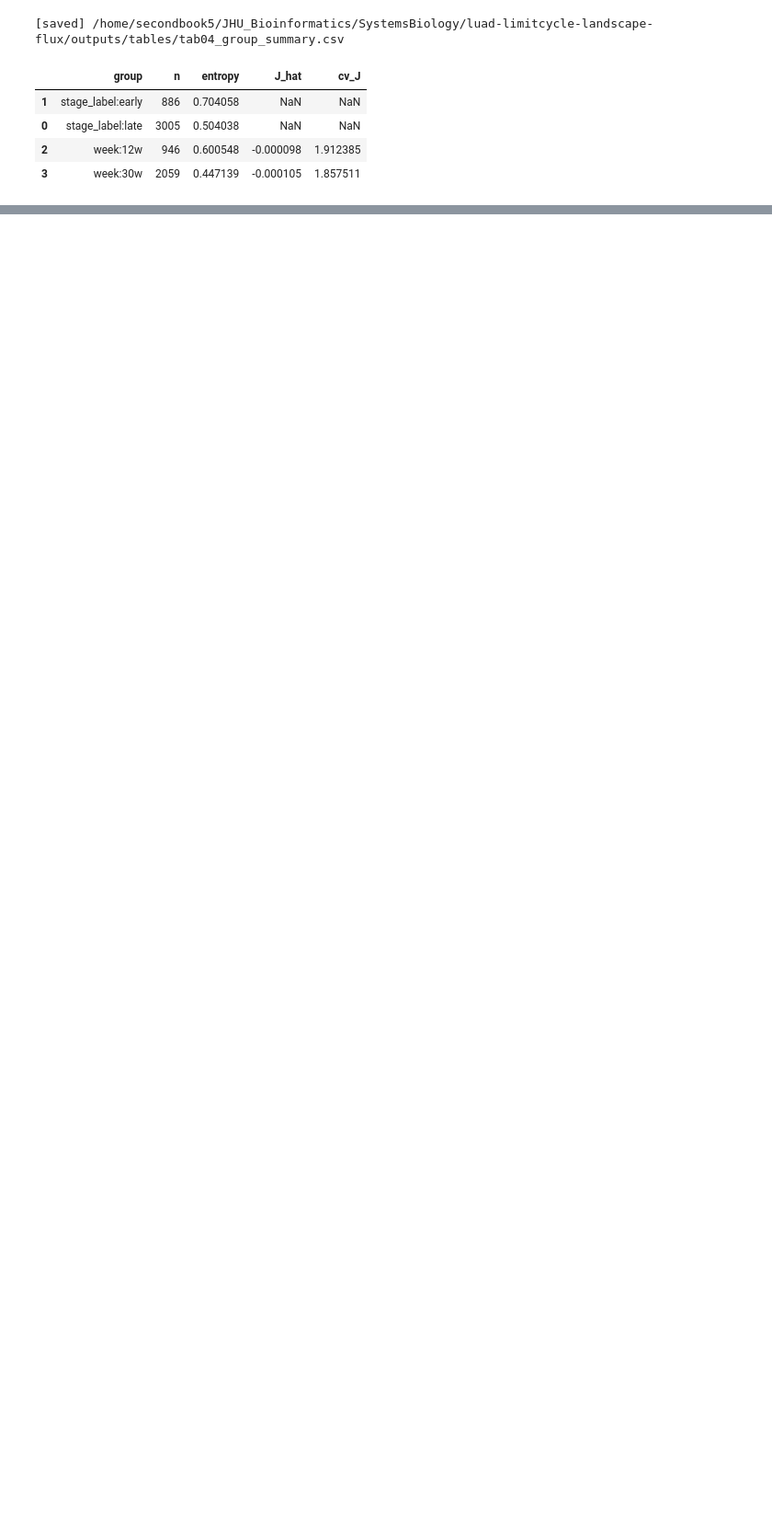
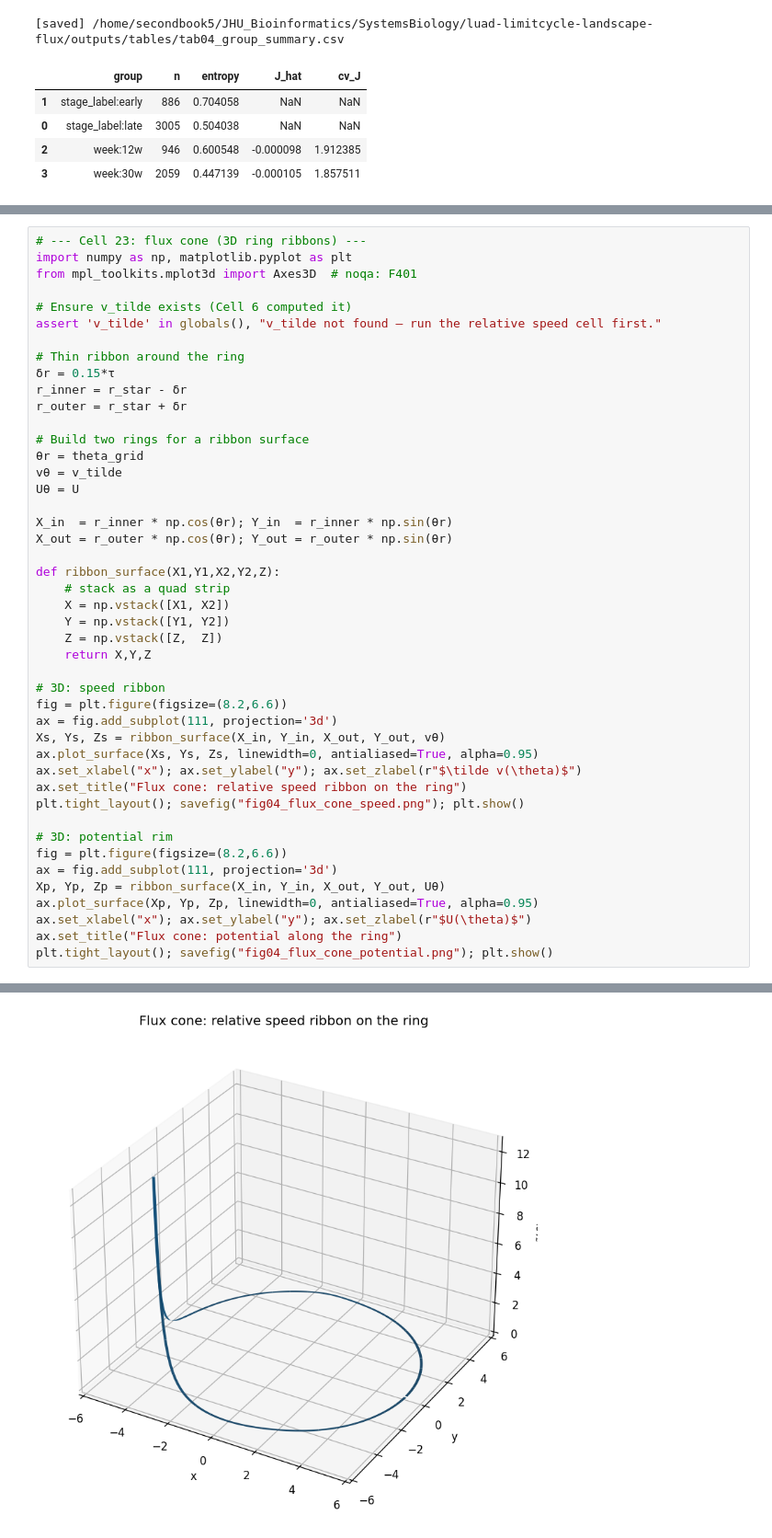
Before and after one commit to SecondBook5/luad-limitcycle-landscape-flux, a Jupyter notebook: notebooks/04_landscape_barriers_speed.ipynb, the cells around one changed output, grey strips where cells are left out. Shown at 92% size. Cells and saved outputs as stored; diff of their text form; blank space fills up the shorter version.

```diff
--- a/notebooks/04_landscape_barriers_speed.ipynb
+++ b/notebooks/04_landscape_barriers_speed.ipynb
@@ -1738,0 +1846,46 @@ display(summary)
+# %%
+# --- Cell 23: flux cone (3D ring ribbons) ---
+import numpy as np, matplotlib.pyplot as plt
+from mpl_toolkits.mplot3d import Axes3D  # noqa: F401
+
+# Ensure v_tilde exists (Cell 6 computed it)
+assert 'v_tilde' in globals(), "v_tilde not found – run the relative speed cell first."
+
+# Thin ribbon around the ring
+δr = 0.15*τ
+r_inner = r_star - δr
+r_outer = r_star + δr
+
+# Build two rings for a ribbon surface
+θr = theta_grid
+vθ = v_tilde
+Uθ = U
+
+X_in  = r_inner * np.cos(θr); Y_in  = r_inner * np.sin(θr)
+X_out = r_outer * np.cos(θr); Y_out = r_outer * np.sin(θr)
+
+def ribbon_surface(X1,Y1,X2,Y2,Z):
+    # stack as a quad strip
+    X = np.vstack([X1, X2])
+    Y = np.vstack([Y1, Y2])
+    Z = np.vstack([Z,  Z])
+    return X,Y,Z
+
+# 3D: speed ribbon
+fig = plt.figure(figsize=(8.2,6.6))
+ax = fig.add_subplot(111, projection='3d')
+Xs, Ys, Zs = ribbon_surface(X_in, Y_in, X_out, Y_out, vθ)
+ax.plot_surface(Xs, Ys, Zs, linewidth=0, antialiased=True, alpha=0.95)
+ax.set_xlabel("x"); ax.set_ylabel("y"); ax.set_zlabel(r"$\tilde v(\theta)$")
+ax.set_title("Flux cone: relative speed ribbon on the ring")
+plt.tight_layout(); savefig("fig04_flux_cone_speed.png"); plt.show()
+
+# 3D: potential rim
+fig = plt.figure(figsize=(8.2,6.6))
+ax = fig.add_subplot(111, projection='3d')
+Xp, Yp, Zp = ribbon_surface(X_in, Y_in, X_out, Y_out, Uθ)
+ax.plot_surface(Xp, Yp, Zp, linewidth=0, antialiased=True, alpha=0.95)
+ax.set_xlabel("x"); ax.set_ylabel("y"); ax.set_zlabel(r"$U(\theta)$")
+ax.set_title("Flux cone: potential along the ring")
+plt.tight_layout(); savefig("fig04_flux_cone_potential.png"); plt.show()
+# %% [output]
@@ -1738,0 +1893 @@ display(summary)
+[figure, added]
```
Also changed, not shown: parts of 3 cells of this notebook.
